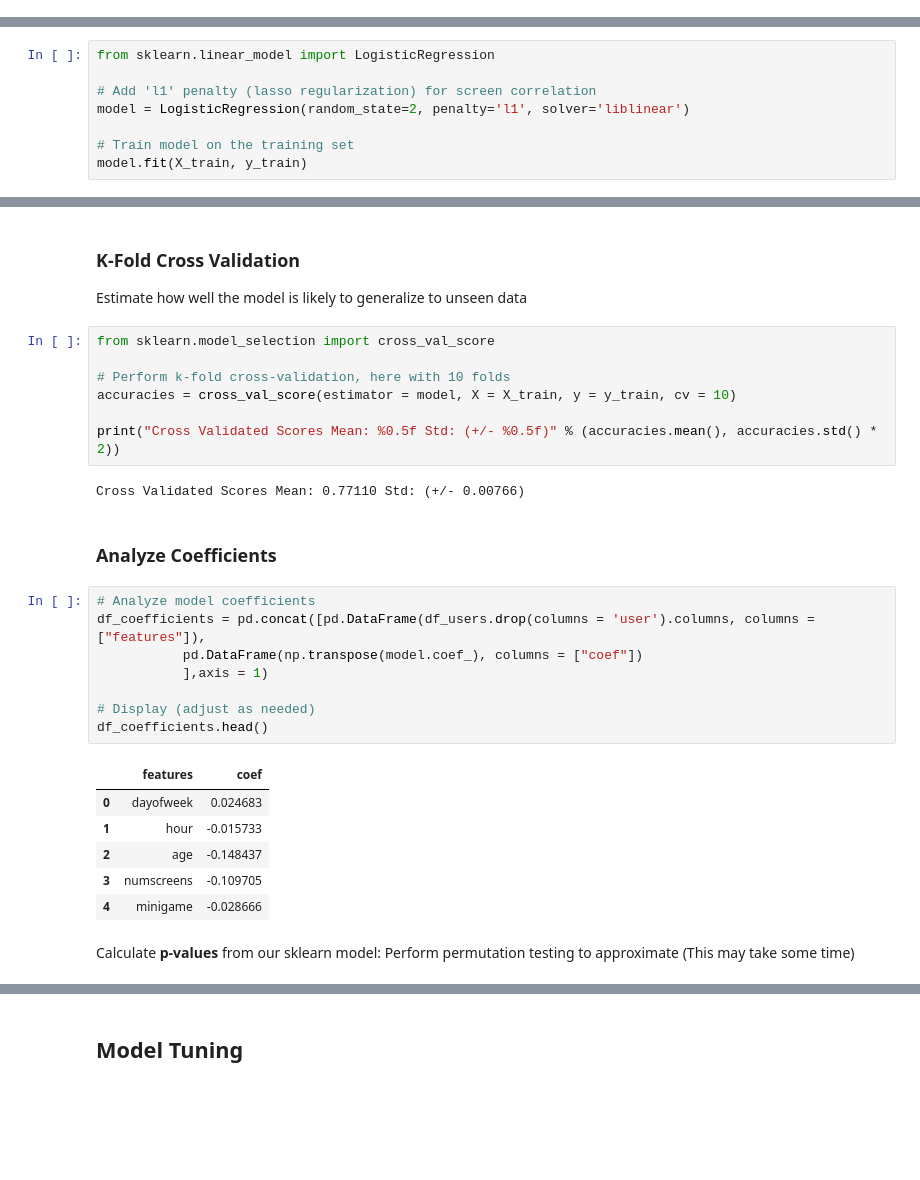
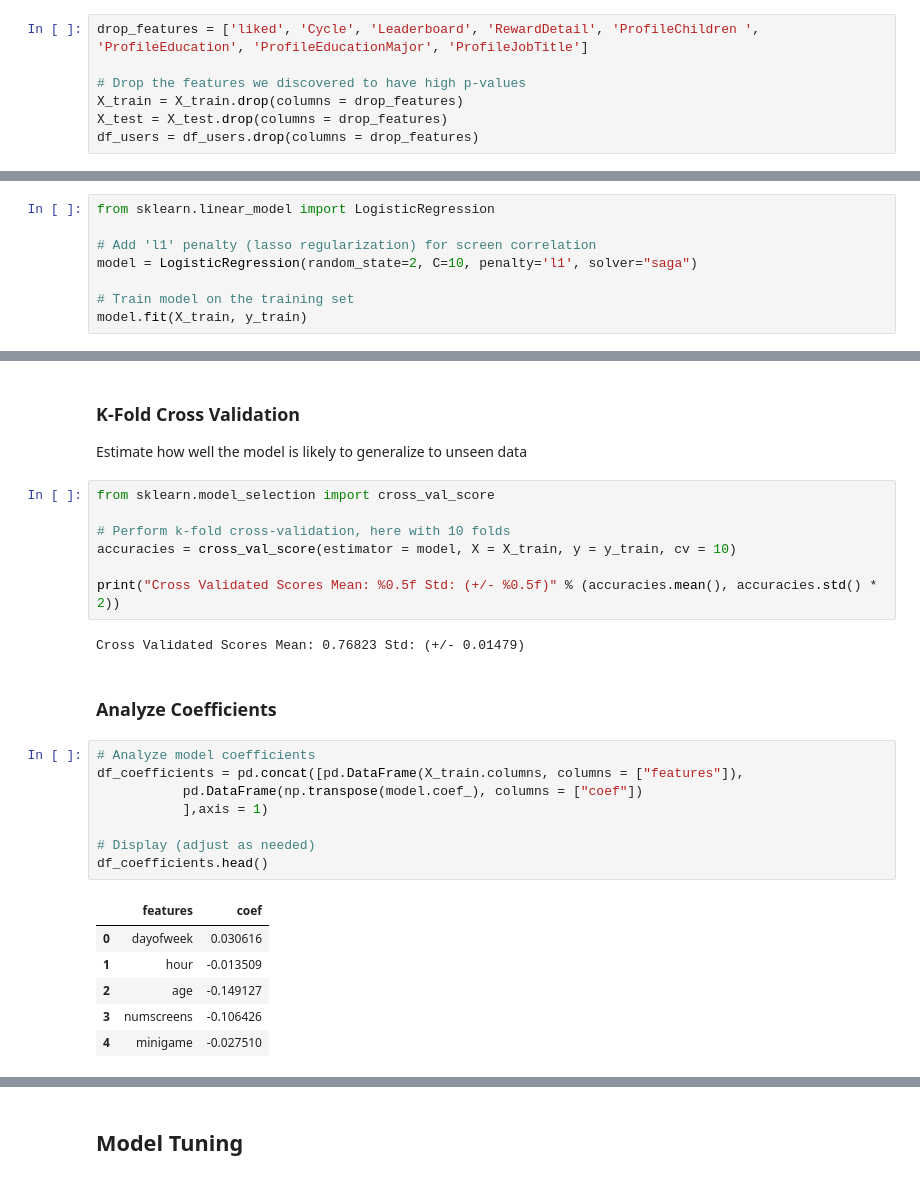
Before and after one commit to c-grigsby/ml-fintech-case-studies, a Jupyter notebook: directing-user-subscriptions/notebooks/directing-user-subscriptions_model.ipynb, the cells around one changed output, grey strips where cells are left out. Saved outputs shown, nothing was run; the diff lists cells and outputs as text; blank space fills up the shorter version.

```diff
--- a/directing-user-subscriptions/notebooks/directing-user-subscriptions_model.ipynb
+++ b/directing-user-subscriptions/notebooks/directing-user-subscriptions_model.ipynb
@@ -59,3 +61,10 @@ X_test = X_test.drop(columns = ['user'])
+# %%
+drop_features = ['liked', 'Cycle', 'Leaderboard', 'RewardDetail', 'ProfileChildren ', 'ProfileEducation', 'ProfileEducationMajor', 'ProfileJobTitle']
+
+# Drop the features we discovered to have high p-values
+X_train = X_train.drop(columns = drop_features)
+X_test = X_test.drop(columns = drop_features)
+df_users = df_users.drop(columns = drop_features)
 # %% [markdown]
 ### Feature Scaling
 # %%
@@ -97,7 +106,7 @@ X_train.head()
 from sklearn.linear_model import LogisticRegression
 
 # Add 'l1' penalty (lasso regularization) for screen correlation
-model = LogisticRegression(random_state=2, penalty='l1', solver='liblinear')
+model = LogisticRegression(random_state=2, C=10, penalty='l1', solver="saga")
 
 # Train model on the training set
 model.fit(X_train, y_train)
@@ -145,24 +154,21 @@ accuracies = cross_val_score(estimator = model, X = X_train, y = y_train, cv = 1
 
 print("Cross Validated Scores Mean: %0.5f Std: (+/- %0.5f)" % (accuracies.mean(), accuracies.std() * 2))
 # %% [output]
-Cross Validated Scores Mean: 0.77110 Std: (+/- 0.00766)
+Cross Validated Scores Mean: 0.76823 Std: (+/- 0.01479)
 # %% [markdown]
 ### Analyze Coefficients
 # %%
 # Analyze model coefficients
-df_coefficients = pd.concat([pd.DataFrame(df_users.drop(columns = 'user').columns, columns = ["features"]),
+df_coefficients = pd.concat([pd.DataFrame(X_train.columns, columns = ["features"]),
            pd.DataFrame(np.transpose(model.coef_), columns = ["coef"])
            ],axis = 1)
 
 # Display (adjust as needed)
 df_coefficients.head()
 # %% [output]
 |  | features | coef |
-| 0 | dayofweek | 0.024683 |
-| 1 | hour | -0.015733 |
-| 2 | age | -0.148437 |
-| 3 | numscreens | -0.109705 |
-| 4 | minigame | -0.028666 |
+| 0 | dayofweek | 0.030616 |
+| 1 | hour | -0.013509 |
+| 2 | age | -0.149127 |
+| 3 | numscreens | -0.106426 |
+| 4 | minigame | -0.027510 |
-# %% [markdown]
-Calculate **p-values** from our sklearn model: Perform permutation testing to approximate
-(This may take some time)
```
Also changed, not shown: parts of 17 cells of this notebook, 1 other file.
